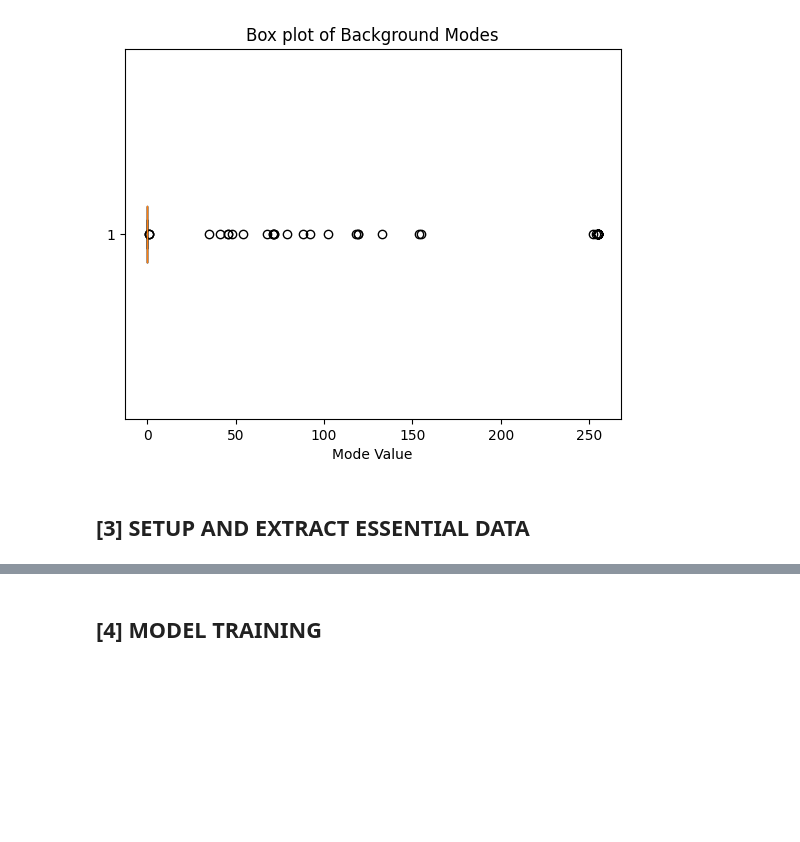
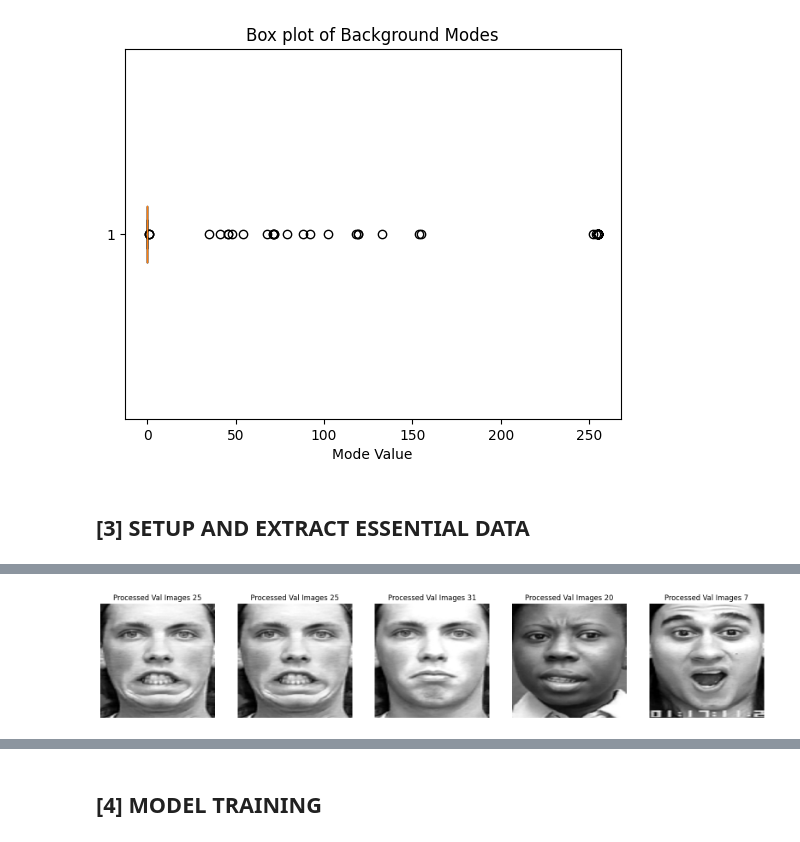
Before and after one commit to baopham2611/Deep_learning_a1, a Jupyter notebook: FacialClassifier.ipynb, the cells around one changed output, grey strips where cells are left out. Saved outputs shown, nothing was run; the diff lists cells and outputs as text; code cells hidden in the pictures; blank space fills up the shorter version.

```diff
--- a/FacialClassifier.ipynb
+++ b/FacialClassifier.ipynb
@@ -477,0 +550,5 @@ display_random_images(train_loader, "Processed Face Images")
+# %%
+# Val
+display_random_images(val_loader, "Processed Val Images")
+# %% [output]
+[figure, added]
```
Also changed, not shown: parts of 24 cells of this notebook.
